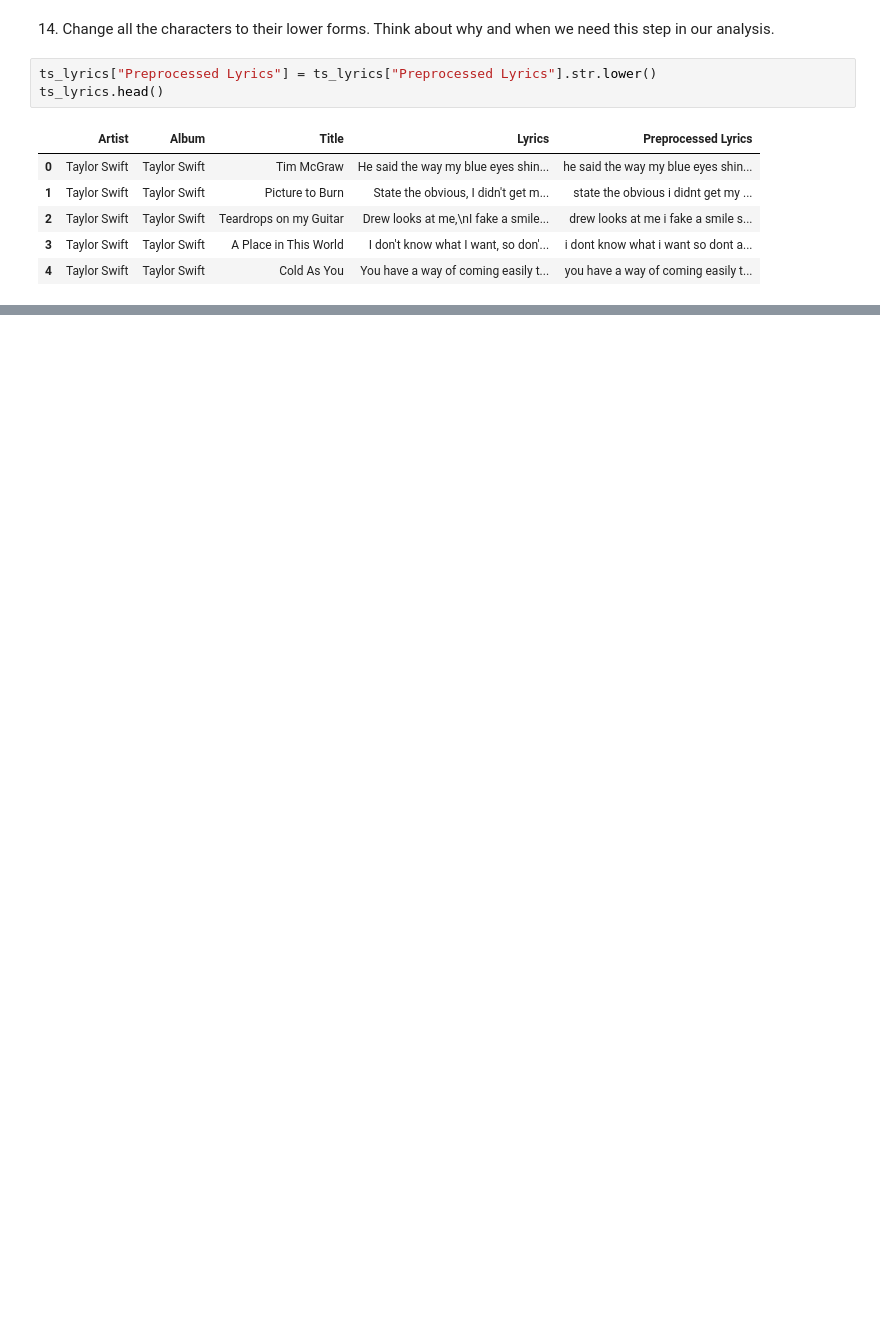
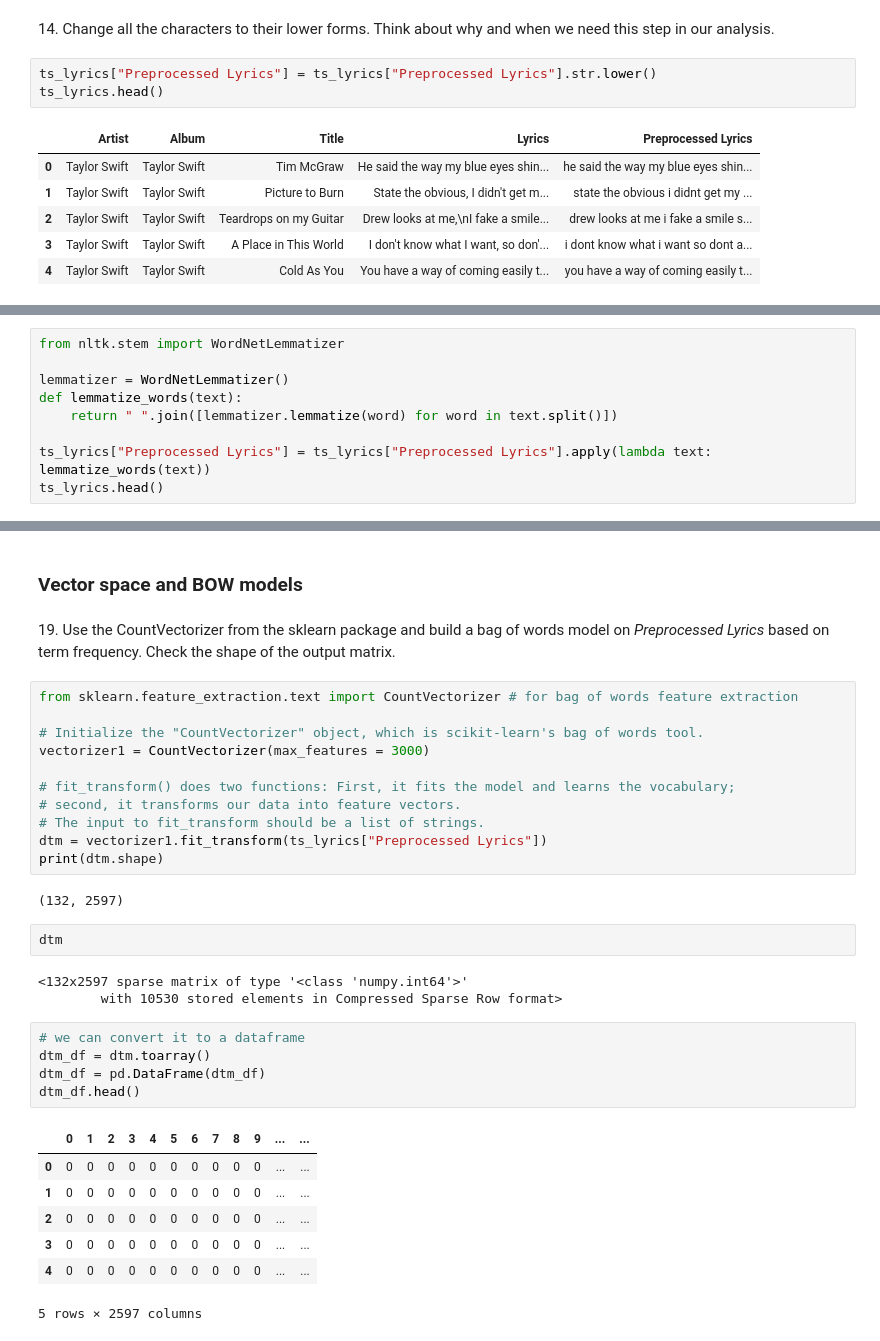
Before and after one commit to bagheria/applied_tm, a Jupyter notebook: monday/Practicals/Practical 1.ipynb, the cells around one changed output, grey strips where cells are left out. Drawn from its saved outputs; the diff is of its cells as text; blank space fills up the shorter version.

```diff
--- a/monday/Practicals/Practical 1.ipynb
+++ b/monday/Practicals/Practical 1.ipynb
@@ -238,0 +328,9 @@ tokenizer.tokenize(b)
+# %%
+from nltk.stem import WordNetLemmatizer
+
+lemmatizer = WordNetLemmatizer()
+def lemmatize_words(text):
+    return " ".join([lemmatizer.lemmatize(word) for word in text.split()])
+
+ts_lyrics["Preprocessed Lyrics"] = ts_lyrics["Preprocessed Lyrics"].apply(lambda text: lemmatize_words(text))
+ts_lyrics.head()
@@ -238,0 +378,35 @@ tokenizer.tokenize(b)
+# %% [markdown]
+### Vector space and BOW models
+# %% [markdown]
+19\. Use the CountVectorizer from the sklearn package and build a bag of words model on _Preprocessed Lyrics_ based on term frequency. Check the shape of the output matrix.
+# %%
+from sklearn.feature_extraction.text import CountVectorizer # for bag of words feature extraction
+
+# Initialize the "CountVectorizer" object, which is scikit-learn's bag of words tool.
+vectorizer1 = CountVectorizer(max_features = 3000)
+
+# fit_transform() does two functions: First, it fits the model and learns the vocabulary;
+# second, it transforms our data into feature vectors.
+# The input to fit_transform should be a list of strings.
+dtm = vectorizer1.fit_transform(ts_lyrics["Preprocessed Lyrics"])
+print(dtm.shape)
+# %% [output]
+(132, 2597)
+# %%
+dtm
+# %% [output]
+<132x2597 sparse matrix of type '<class 'numpy.int64'>'
+        with 10530 stored elements in Compressed Sparse Row format>
+# %%
+# we can convert it to a dataframe
+dtm_df = dtm.toarray()
+dtm_df = pd.DataFrame(dtm_df)
+dtm_df.head()
+# %% [output]
+|  | 0 | 1 | 2 | 3 | 4 | 5 | 6 | 7 | 8 | 9 | ... | ... |
+| 0 | 0 | 0 | 0 | 0 | 0 | 0 | 0 | 0 | 0 | 0 | ... | ... |
+| 1 | 0 | 0 | 0 | 0 | 0 | 0 | 0 | 0 | 0 | 0 | ... | ... |
+| 2 | 0 | 0 | 0 | 0 | 0 | 0 | 0 | 0 | 0 | 0 | ... | ... |
+| 3 | 0 | 0 | 0 | 0 | 0 | 0 | 0 | 0 | 0 | 0 | ... | ... |
+| 4 | 0 | 0 | 0 | 0 | 0 | 0 | 0 | 0 | 0 | 0 | ... | ... |
+5 rows × 2597 columns
```
Also changed, not shown: parts of 51 cells of this notebook.
